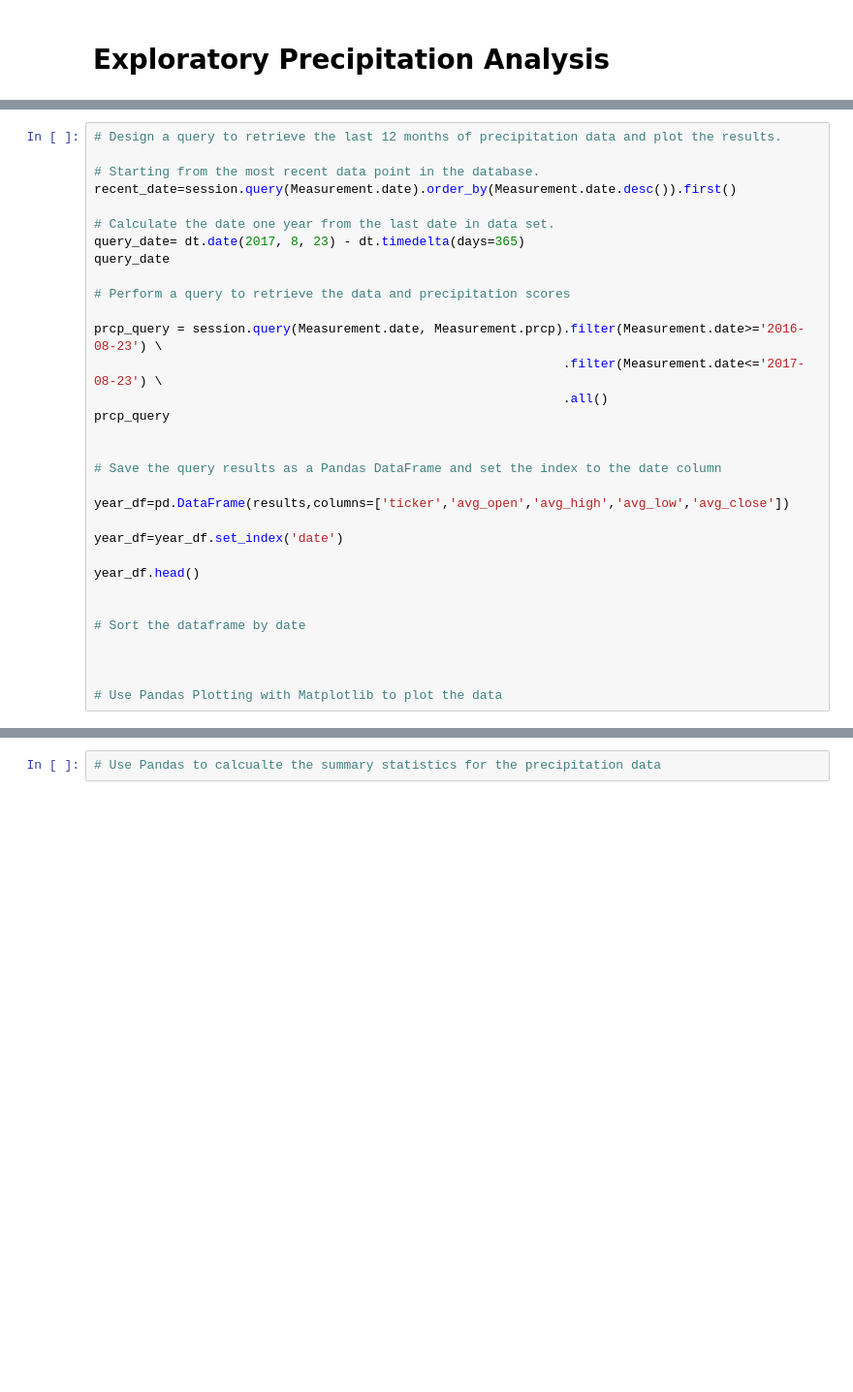
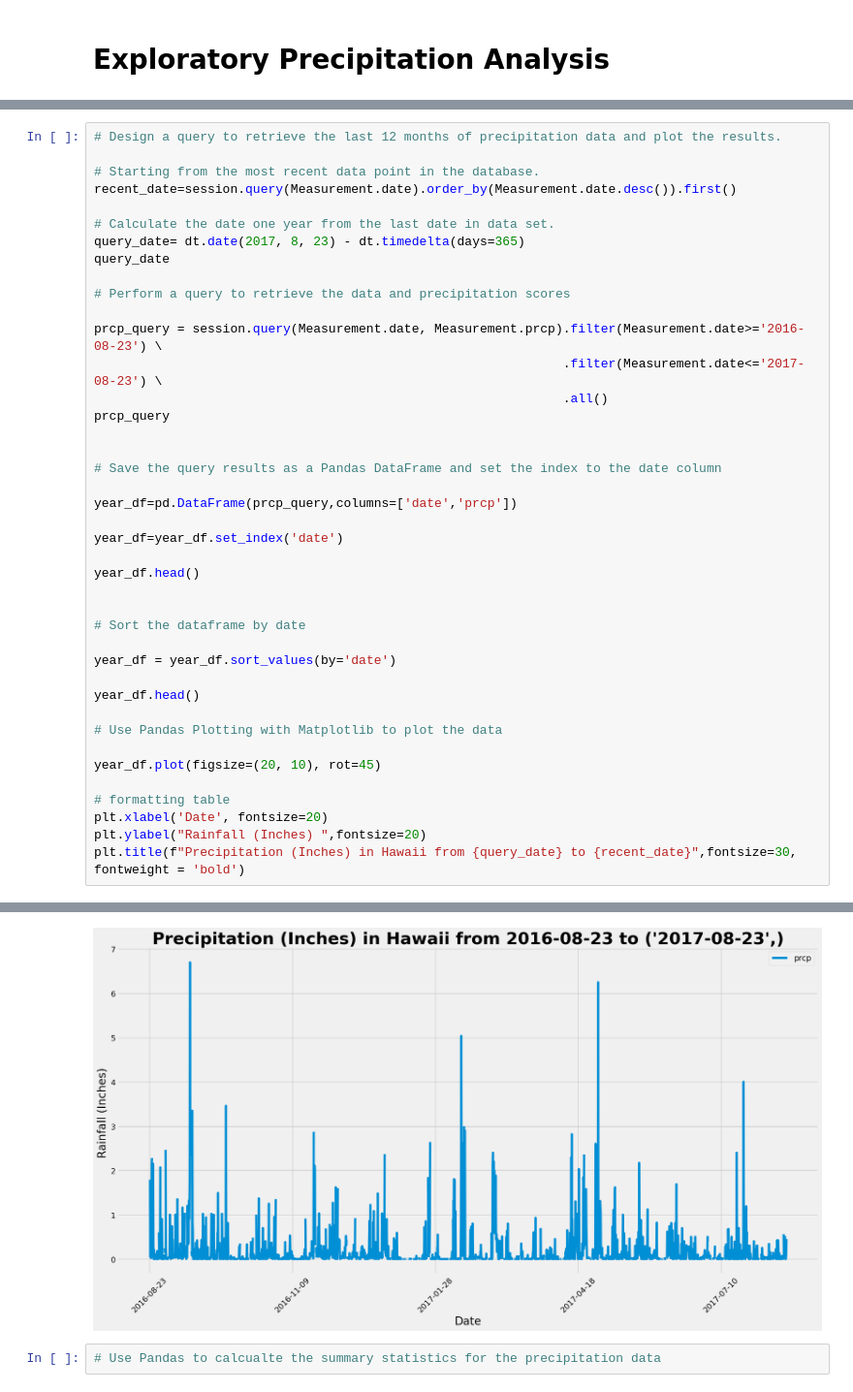
Before and after one commit to GabrielaCLopez/sqlalchemy-challenge, a Jupyter notebook: SurfsUp/climate_starter.ipynb, the cells around one changed output, grey strips where cells are left out. Shown: that part at 97% size. Saved outputs shown, nothing was run; the diff lists cells and outputs as text; blank space fills up the shorter version.

Commit message:
formatted the plot

```diff
--- a/SurfsUp/climate_starter.ipynb
+++ b/SurfsUp/climate_starter.ipynb
@@ -64,7 +62,7 @@ prcp_query
 
 # Save the query results as a Pandas DataFrame and set the index to the date column
 
-year_df=pd.DataFrame(results,columns=['ticker','avg_open','avg_high','avg_low','avg_close'])
+year_df=pd.DataFrame(prcp_query,columns=['date','prcp'])
 
 year_df=year_df.set_index('date')
 
@@ -73,7 +71,16 @@ year_df.head()
 
 # Sort the dataframe by date
 
+year_df = year_df.sort_values(by='date')
 
+year_df.head()
 
 # Use Pandas Plotting with Matplotlib to plot the data
+
+year_df.plot(figsize=(20, 10), rot=45)
+
+# formatting table
+plt.xlabel('Date', fontsize=20)
+plt.ylabel("Rainfall (Inches) ",fontsize=20)
+plt.title(f"Precipitation (Inches) in Hawaii from {query_date} to {recent_date}",fontsize=30, fontweight = 'bold')
 # %% [output]
@@ -97,3 +88,4 @@ year_df.head()
+[figure, added]
 # %%
 # Use Pandas to calcualte the summary statistics for the precipitation data
 # %% [markdown]
```
Also changed, not shown: parts of 2 cells of this notebook.
